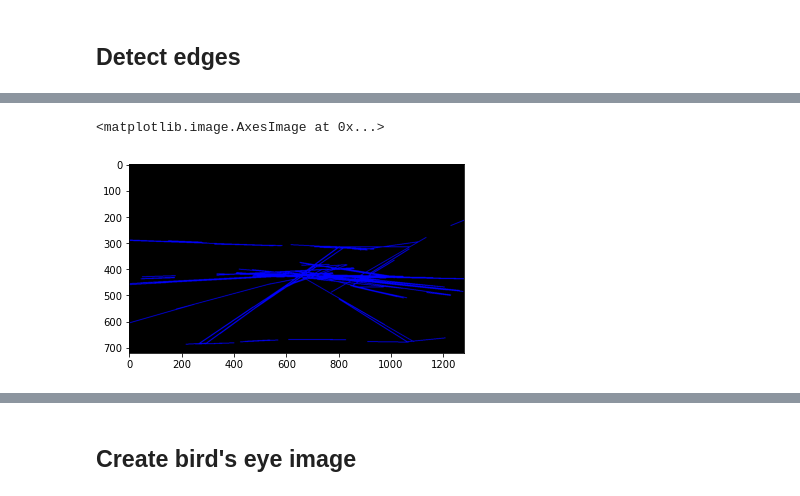
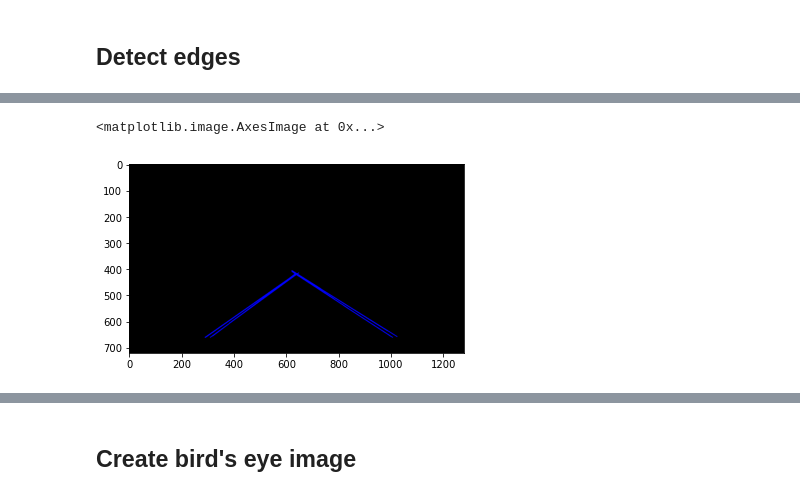
Before and after one commit to Frederico-lp/Computer-Vision, a Jupyter notebook: notebook4.ipynb, the cells around one changed output, grey strips where cells are left out. Cells and saved outputs as stored; diff of their text form; code cells hidden in the pictures.

Commit message:
new lines

```diff
--- a/notebook4.ipynb
+++ b/notebook4.ipynb
@@ -75,3 +75,28 @@ plt.show()
 [figure]
 # %% [markdown]
 ## Detect edges
+# %%
+# load input image
+img = cv2.imread(os.path.join(imagesDir, 'straight_lines2.jpg'))
+
+# convert to grayscale
+gray = cv2.cvtColor(img, cv2.COLOR_BGR2GRAY)
+
+# apply Gaussian blur to reduce noise
+blur = cv2.GaussianBlur(gray, (5, 5), 0)
+
+# apply Canny edge detection
+edges = cv2.Canny(blur, 50, 150)
+# %%
+def region_of_interest(image):
+   height = image.shape[0]
+   width = image.shape[1]
+   mask = np.zeros_like(image)
+   triangle = np.array([[(230, height- 60), (630,400), (1150,height-60)]], np.int32)
+   cv2.fillPoly(mask, triangle, 255)
+   masked_image = cv2.bitwise_and(image, mask)
+   return masked_image
+
+cropped_canny = region_of_interest(edges)
+
+plt.imshow(cropped_canny)
@@ -78,28 +106,16 @@ plt.show()
 # %%
-# load input image
-img = cv2.imread(os.path.join(imagesDir, 'road_test2.jpg'))
-
-# convert to grayscale
-gray = cv2.cvtColor(img, cv2.COLOR_BGR2GRAY)
-
-# apply Gaussian blur to reduce noise
-blur = cv2.GaussianBlur(gray, (5, 5), 0)
-
-# apply Canny edge detection
-edges = cv2.Canny(blur, 50, 150)
-
 # perform Hough transform to detect lines
-lines = cv2.HoughLinesP(edges, 1, np.pi/180, 50, minLineLength=50, maxLineGap=100)
+lines = cv2.HoughLinesP(cropped_canny, 1, np.pi/180, 50, minLineLength=50, maxLineGap=100)
 
 # create a black image for visualization
 vis = np.zeros((img.shape[0], img.shape[1], 3), dtype=np.uint8)
 
 # draw detected lines on the black image
 for line in lines:
     x1, y1, x2, y2 = line[0]
     cv2.line(vis, (x1, y1), (x2, y2), (0, 0, 255), 2)
 
 plt.imshow(vis)
 # %% [output]
 <matplotlib.image.AxesImage at 0x...>
-[figure, old version]
+[figure, new version]
```
Also changed, not shown: parts of 4 cells of this notebook.
